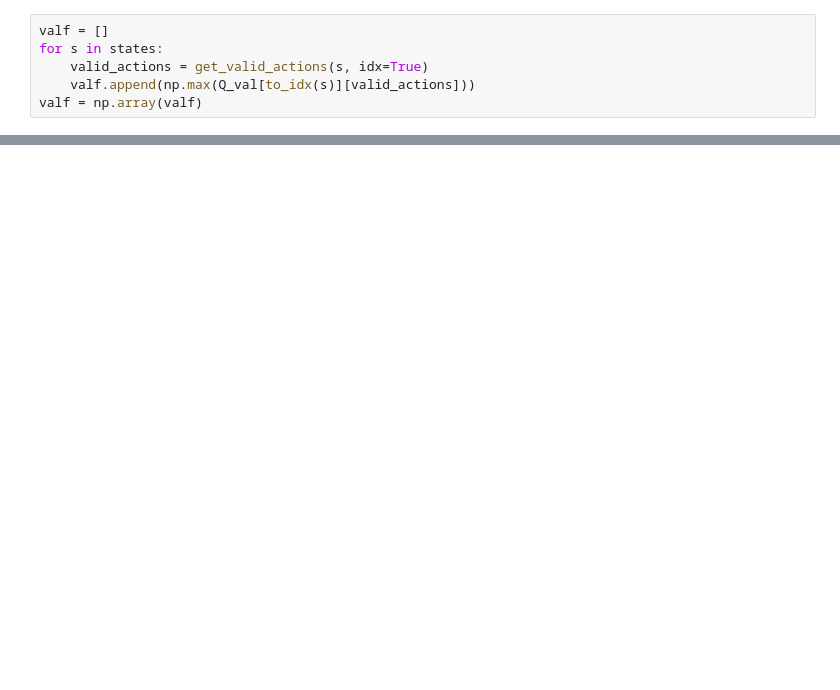
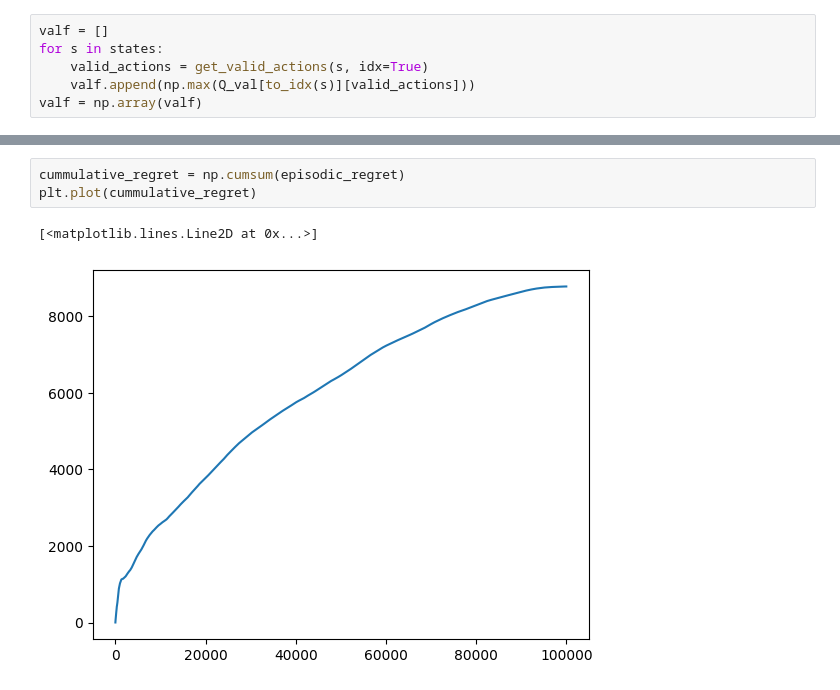
Before and after one commit to BuzzingTaz/RL-Project-1, a Jupyter notebook: MC.ipynb, the cells around one changed output, grey strips where cells are left out. Cells and saved outputs as stored; diff of their text form; blank space fills up the shorter version.

```diff
--- a/MC.ipynb
+++ b/MC.ipynb
@@ -84,3 +95,9 @@ plt.show()
+# %%
+cummulative_regret = np.cumsum(episodic_regret)
+plt.plot(cummulative_regret)
+# %% [output]
+[<matplotlib.lines.Line2D at 0x...>]
+[figure, added]
 # %%
 path, score = agent.play(model, policy, np.array([3,0]), 1000)
 # %% [output]
```
Also changed, not shown: parts of 8 cells of this notebook, 1 other file.
